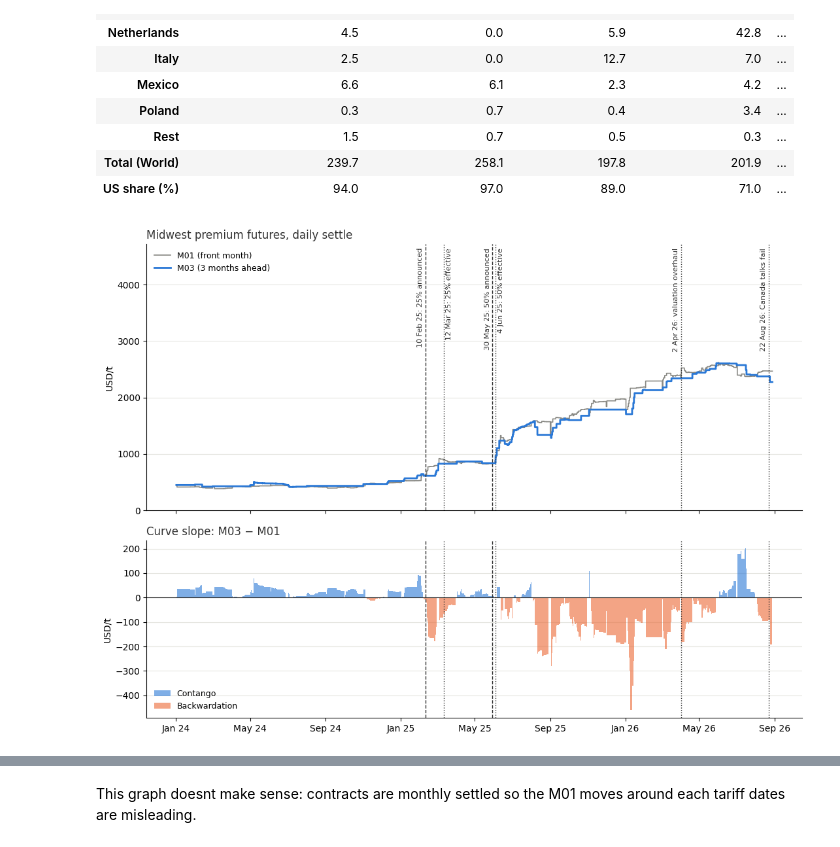
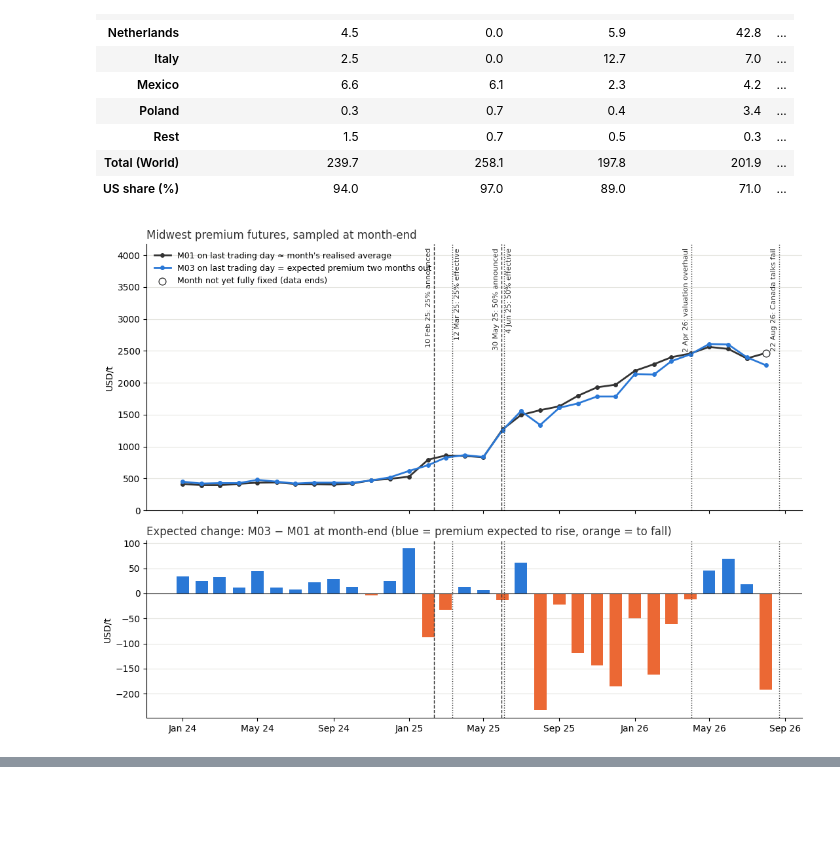
Before and after one commit to ricardo-sonda/al-mwp, a Jupyter notebook: notebook.ipynb, the cells around one changed output, grey strips where cells are left out. Cells and saved outputs as stored; diff of their text form; code cells hidden in the pictures; blank space fills up the shorter version.

Commit message:
add implied tariff curve, futures around events, fix future comparison mismatch

```diff
--- a/notebook.ipynb
+++ b/notebook.ipynb
@@ -576,83 +576,64 @@ regimes_ca
 | Total (World) | 239.7 | 258.1 | 197.8 | 201.9 | ... |
 | US share (%) | 94.0 | 97.0 | 89.0 | 71.0 | ... |
 # %%
-# Daily MW premium futures: 3-month-ahead (M03) vs. front month (M01) around the tariff dates.
-# Caveat: M03 settles are often stale (unchanged on ~80% of days since 2024 vs. ~40% for M01), so it moves in steps.
+# MW premium curve sampled once a month, on the last trading day.
+# Each contract settles on the average of that month's daily Platts assessments, so M01 is part-fixed during the
+# month and only at month-end equals the month's (nearly) realised average. Sampling on that day makes the slope
+# read cleanly: M03 − M01 = premium the market expects two months out − this month's realised average.
+# A daily M03 − M01 instead mixes a part-fixed average with a forecast, and jumps every time M01 rolls.
+# Caveat: M02+ are unchanged on ~80% of days since 2024 and often equal each other, so M03 is a coarse forecast.
 curve = mwp_futures.pivot(index="date", columns="tenor", values="premium_usd_t").loc["2024-01-01":]
 
 CURVE_EVENTS = {   # (label, line style, label side): dashed = announcement, dotted = effective date
     pd.Timestamp("2025-02-10"): ("10 Feb 25: 25% announced", "--", "left"),
     pd.Timestamp("2025-03-12"): ("12 Mar 25: 25% effective", ":", "right"),
     pd.Timestamp("2025-05-30"): ("30 May 25: 50% announced", "--", "left"),
     TARIFF_DATE:                ("4 Jun 25: 50% effective", ":", "right"),
     pd.Timestamp("2026-04-02"): ("2 Apr 26: valuation overhaul", ":", "left"),
     pd.Timestamp("2026-08-22"): ("22 Aug 26: Canada talks fail", ":", "left"),
 }
 
+last_day = curve.groupby(curve.index.to_period("M")).tail(1)
+me = pd.DataFrame({"realised": last_day[1].values, "m03": last_day[3].values,
+                   "trade_date": last_day.index}, index=last_day.index.to_period("M").to_timestamp())
+me["slope"] = me["m03"] - me["realised"]
+# The data ends mid-month (28 Aug 26 is not the last business day of August), so the last month is not fully fixed.
+# Only the last row is checked: earlier months can end before the business month-end on holidays (Good Friday).
+partial = pd.Series(False, index=me.index)
+partial.iloc[-1] = me["trade_date"].iloc[-1] < me.index[-1] + pd.offsets.BMonthEnd(0)
+
 fig, (ax1, ax2) = plt.subplots(2, 1, figsize=(11, 8), sharex=True,
                                gridspec_kw={"height_ratios": [3, 2]})
-
-ax1.step(curve.index, curve[1], where="post", color=MUTED, lw=1.2, label="M01 (front month)")
-ax1.step(curve.index, curve[3], where="post", color=BLUE, lw=2, label="M03 (3 months ahead)")
+ax1.plot(me.index, me["realised"], color=INK, lw=2, marker="o", ms=4,
+         label="M01 on last trading day ≈ month's realised average")
+ax1.plot(me.index, me["m03"], color=BLUE, lw=2, marker="o", ms=4,
+         label="M03 on last trading day = expected premium two months out")
+if partial.any():
+    ax1.scatter(me.index[partial], me.loc[partial, "realised"], s=60, facecolors="white", edgecolors=INK, zorder=3,
+                label="Month not yet fully fixed (data ends)")
 ax1.set_ylabel("USD/t")
-ax1.set_title("Midwest premium futures, daily settle", loc="left", color=INK)
-ax1.set_ylim(0, curve[[1, 3]].max().max() * 1.8)
+ax1.set_title("Midwest premium futures, sampled at month-end", loc="left", color=INK)
+ax1.set_ylim(0, me[["realised", "m03"]].max().max() * 1.6)
 ax1.legend(loc="upper left", frameon=False, fontsize=9)
 
-# Curve slope: M03 − M01. Below 0 (backwardation) = market expects the premium to fall
-spread = curve[3] - curve[1]
-ax2.fill_between(spread.index, spread, 0, where=spread >= 0, step="post", color=BLUE, alpha=0.6, lw=0,
-                 label="Contango")
-ax2.fill_between(spread.index, spread, 0, where=spread < 0, step="post", color=ORANGE, alpha=0.6, lw=0,
-                 label="Backwardation")
+ax2.bar(me.index, me["slope"], width=20, color=[BLUE if s >= 0 else ORANGE for s in me["slope"]])
 ax2.axhline(0, color=INK, lw=0.8)
 ax2.set_ylabel("USD/t")
-ax2.set_title("Curve slope: M03 − M01", loc="left", color=INK)
-ax2.legend(loc="lower left", frameon=False, fontsize=9)
+ax2.set_title("Expected change: M03 − M01 at month-end (blue = premium expected to rise, orange = to fall)",
+              loc="left", color=INK)
 
 for ax in (ax1, ax2):
     for d, (_, ls, _) in CURVE_EVENTS.items():
         ax.axvline(d, color=INK, lw=1, ls=ls)
     ax.grid(axis="y", color="#e5e5e0", lw=0.8)
     ax.set_axisbelow(True)
     ax.spines[["top", "right"]].set_visible(False)
 for d, (label, _, side) in CURVE_EVENTS.items():
     ax1.annotate(label, xy=(d, ax1.get_ylim()[1]), xytext=(-2 if side == "left" else 2, -4),
                  textcoords="offset points", fontsize=8, color=INK, rotation=90, va="top",
                  ha="right" if side == "left" else "left")
 ax2.xaxis.set_major_formatter(mdates.DateFormatter("%b %y"))
 fig.tight_layout()
 plt.show()
-
-# Moves around each date on FIXED contracts. The rolling M01/M03 columns switch contract on the first trading
-# day of each month, and M01 is part-fixed by the month's assessments, so they mix contracts and damp jumps.
-# Instead follow the contracts for event month +1 (no days fixed yet) and +3, from the last settle
-# before the date to 5 and 20 trading days after.
-by_contract = (mwp_futures.assign(contract_month=pd.to_datetime(mwp_futures["contract_month"]))
-               .pivot_table(index="date", columns="contract_month", values="premium_usd_t"))
-
-def settle_around(series, date, offset):
-    series = series.dropna()
-    i = series.index.searchsorted(date)   # first trading day on/after the date
-    if offset < 0:
-        return series.iloc[i - 1]
-    return series.iloc[i + offset] if i + offset < len(series) else float("nan")   # past the end of the data
-
-rows = {}
-for d, (label, _, _) in CURVE_EVENTS.items():
-    r_ = {}
-    for ahead in (1, 3):
-        cm = (d.to_period("M") + ahead).to_timestamp()
-        s_ = by_contract[cm]
-        before = settle_around(s_, d, -1)
-        key = f"+{ahead}m"
-        r_[(key, "contract")] = f"{cm:%b %y}"
-        r_[(key, "before")] = before
-        r_[(key, "Δ +5d")] = settle_around(s_, d, 5) - before
-        r_[(key, "Δ +20d")] = settle_around(s_, d, 20) - before
-    rows[label] = r_
-event_moves = pd.DataFrame(rows).T
-event_moves.columns = pd.MultiIndex.from_tuples(event_moves.columns)
-event_moves
 # %% [output]
-[figure, old version]
+[figure, new version]
@@ -667,2 +639,0 @@ event_moves
-# %% [markdown]
-This graph doesnt make sense: contracts are monthly settled so the M01 moves around each tariff dates are misleading.
```
Also changed, not shown: parts of 3 cells of this notebook.
